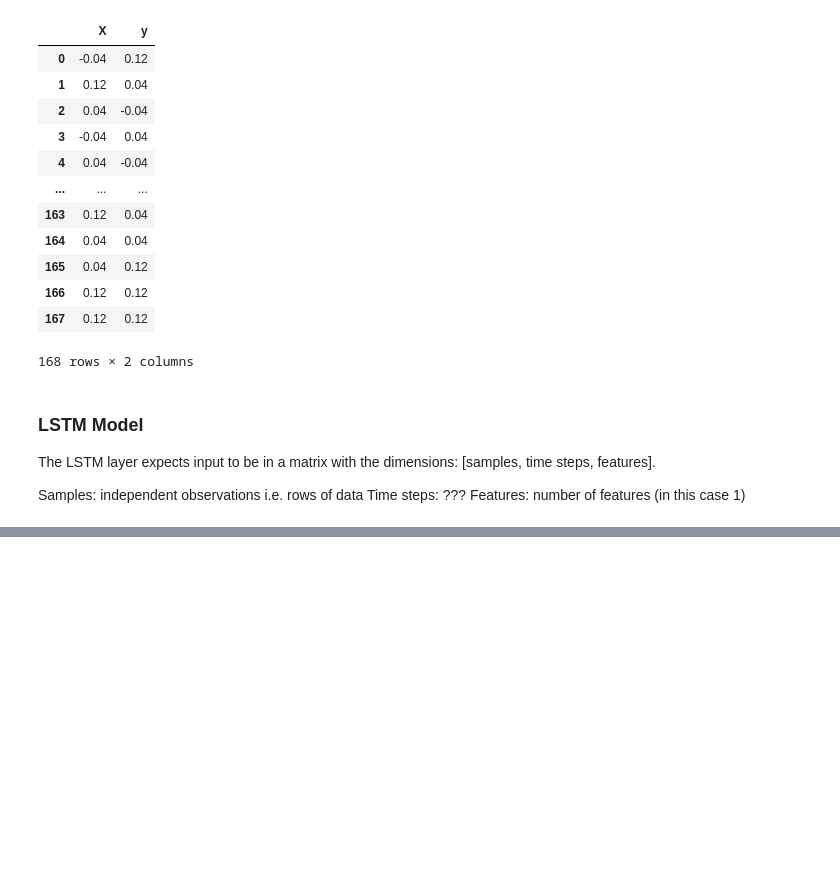
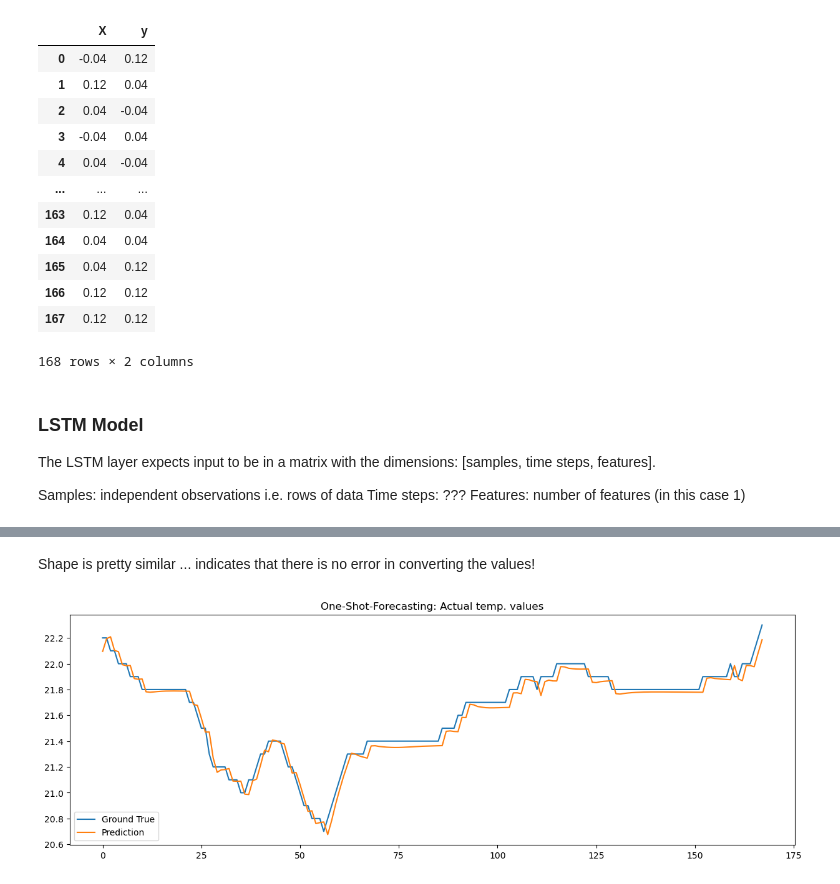
Before and after one commit to elsandner/Master_Project, a Jupyter notebook: Models_LSTM/LSTM_Baseline.ipynb, the cells around one changed output, grey strips where cells are left out. Saved outputs shown, nothing was run; the diff lists cells and outputs as text; code cells hidden in the pictures; blank space fills up the shorter version.

```diff
--- a/Models_LSTM/LSTM_Baseline.ipynb
+++ b/Models_LSTM/LSTM_Baseline.ipynb
@@ -309,0 +376,11 @@ plt.show()
+# %% [markdown]
+Shape is pretty similar ... indicates that there is no error in converting the values!
+# %%
+plt.figure().set_figwidth(15)
+plt.plot(prediction_1["True_Temp"], label="Ground True")
+plt.plot(prediction_1["yhat_true_temp"], label="Prediction")
+plt.title("One-Shot-Forecasting: Actual temp. values")
+plt.legend()
+plt.show()
+# %% [output]
+[figure, added]
```
Also changed, not shown: parts of 39 cells of this notebook, 1 other file.
